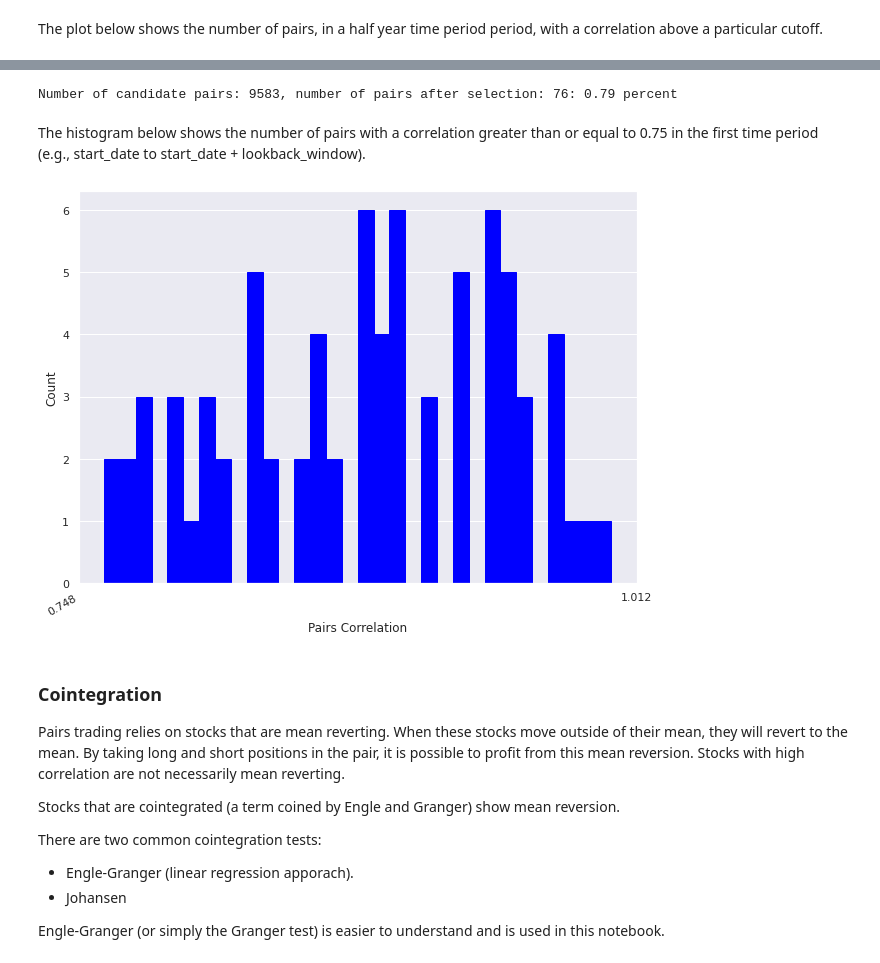
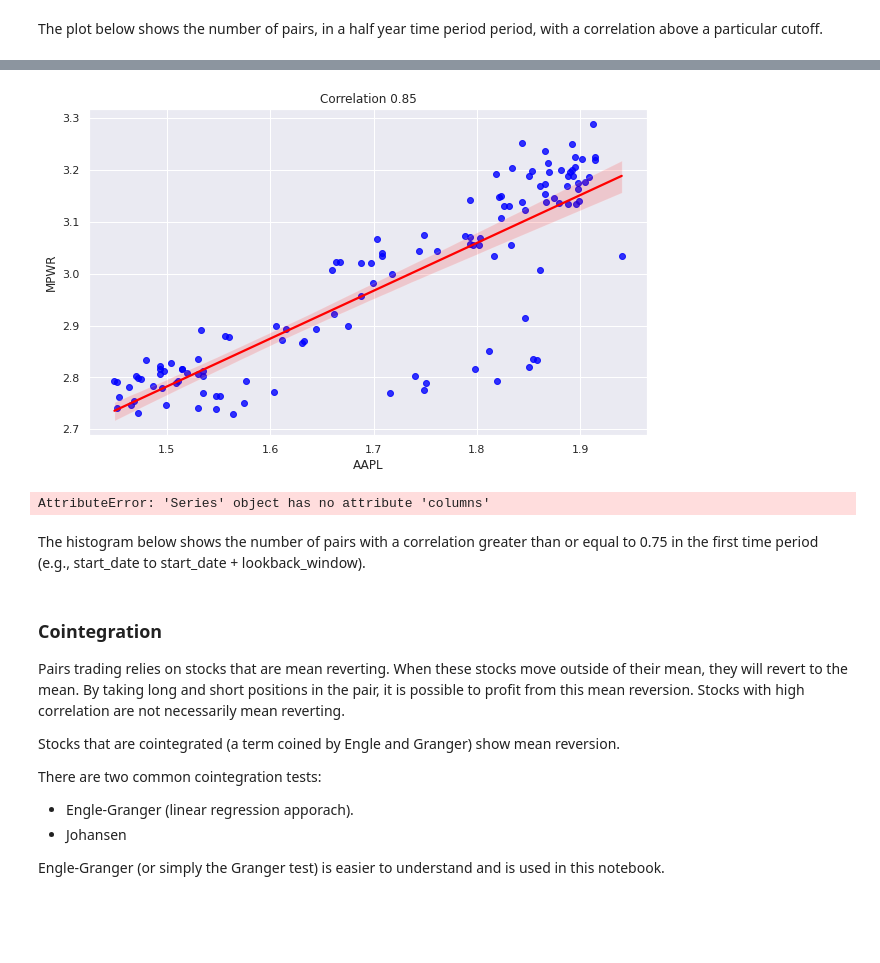
Before and after one commit to IanLKaplan/pairs_trading, a Jupyter notebook: pairs_trading.ipynb, the cells around one changed output, grey strips where cells are left out. Saved outputs shown, nothing was run; the diff lists cells and outputs as text; code cells hidden in the pictures; blank space fills up the shorter version.

Commit message:
Added code and discusson for the analysis of pairs correlation.

```diff
--- a/pairs_trading.ipynb
+++ b/pairs_trading.ipynb
@@ -189,6 +189,7 @@ import matplotlib.pyplot as plt
 import matplotlib.dates as mdates
 import numpy as np
 import pandas as pd
+from pandas import DatetimeIndex
 import statsmodels.api as sm
 import yfinance as yf
 from numpy import log
@@ -290,6 +291,26 @@ def calc_pair_counts(sector_info: dict) -> pd.DataFrame:
     return info_df
 
 
+def findDateIndex(date_index: DatetimeIndex, search_date: datetime) -> int:
+    '''
+    In a DatetimeIndex, find the index of the date that is nearest to search_date.
+    This date will either be equal to search_date or the next date that is less than
+    search_date
+    '''
+    index: int = -1
+    i = 0
+    search_date = convert_date(search_date)
+    date_t = datetime.today()
+    for i in range(0, len(date_index)):
+        date_t = convert_date(date_index[i])
+        if date_t >= search_date:
+            break
+    if date_t > search_date:
+        index = i - 1
+    else:
+        index = i
+    return index
+
 class MarketData:
     """
     This class supports retrieving and storing stock market close data from Yahoo.
@@ -646,3 +679,56 @@ plot_ts(data_s=cor_dist, title=f"Pair correlation >= {correlation_cutoff}, by ti
+# %%
+period_start_date_str = '2008-01-03'
+period_start_date: datetime = datetime.fromisoformat(period_start_date_str)
+start_ix = findDateIndex(close_prices_df.index, period_start_date)
+pair_df = close_prices_df[['AAPL', 'MPWR']].iloc[start_ix:start_ix + lookback_window]
+aapl_df = pair_df['AAPL']
+mpwr_df = pair_df['MPWR']
+log_aapl_df = log(aapl_df)
+log_mpwr_df = log(mpwr_df)
+c = np.corrcoef(log_aapl_df, log_mpwr_df)
+pair_cor = round(c[0, 1], 2)
+log_pair_df = pd.concat([log_aapl_df, log_mpwr_df], axis=1)
+
+# https://seaborn.pydata.org/tutorial/regression.html
+s = sns.regplot(x=log_pair_df.columns[0], y=log_pair_df.columns[1], data=log_pair_df, scatter_kws={"color": "blue"},
+                line_kws={"color": "red"});
+s.figure.set_size_inches(10, 6)
+s.set(title=f'Correlation {pair_cor}')
+plt.show()
+# %% [output]
+[figure, added]
+# %%
+def simple_return(time_series: np.array, period: int = 1) -> List:
+    return list(((time_series[i] / time_series[i - period]) - 1.0 for i in range(period, len(time_series), period)))
+
+
+def return_df(time_series_df: pd.DataFrame) -> pd.DataFrame:
+    r_df: pd.DataFrame = pd.DataFrame()
+    time_series_a: np.array = time_series_df.values
+    return_l = simple_return(time_series_a, 1)
+    r_df = pd.DataFrame(return_l)
+    date_index = time_series_df.index
+    r_df.index = date_index[1:len(date_index)]
+    r_df.columns = time_series_df.columns
+    return r_df
+
+def apply_return(start_val: float, return_df: pd.DataFrame) -> np.array:
+    port_a: np.array = np.zeros(return_df.shape[0] + 1)
+    port_a[0] = start_val
+    return_a = return_df.values
+    for i in range(1, len(port_a)):
+        port_a[i] = port_a[i - 1] + port_a[i - 1] * return_a[i - 1]
+    return port_a
+
+ret_aapl = return_df(aapl_df)
+ret_mpwr = return_df(mpwr_df)
+adj_aapl = apply_return(0, ret_aapl)
+adj_mpwr = apply_return(0, ret_mpwr)
+
+plot_df = pd.concat([adj_aapl, adj_mpwr], axis=1)
+plot_df.plot(grid=True, title=f'AAPL/MPWR', figsize=(10, 6))
+# %% [output]
+AttributeError: 'Series' object has no attribute 'columns'
 # %%
 class PairStats:
     """
@@ -787,8 +873,6 @@ print(f'Number of candidate pairs: {len(pairs_list)}, number of pairs after sele
 
 cor_l = [stat.cor_v for stat in stats_l]
 cor_a = np.array(cor_l)
-# %% [output]
-Number of candidate pairs: 9583, number of pairs after selection: 76: 0.79 percent
 # %% [markdown]
 <p>
 The histogram below shows the number of pairs with a correlation greater than or equal to 0.75 in the first time period
@@ -797,8 +881,6 @@ The histogram below shows the number of pairs with a correlation greater than or
 # %%
 
 display_histogram(cor_a, 'Pairs Correlation', 'Count')
-# %% [output]
-[figure, removed]
 # %% [markdown]
 
 <h3>
```
Also changed, not shown: parts of 4 cells of this notebook, 1 other file.
